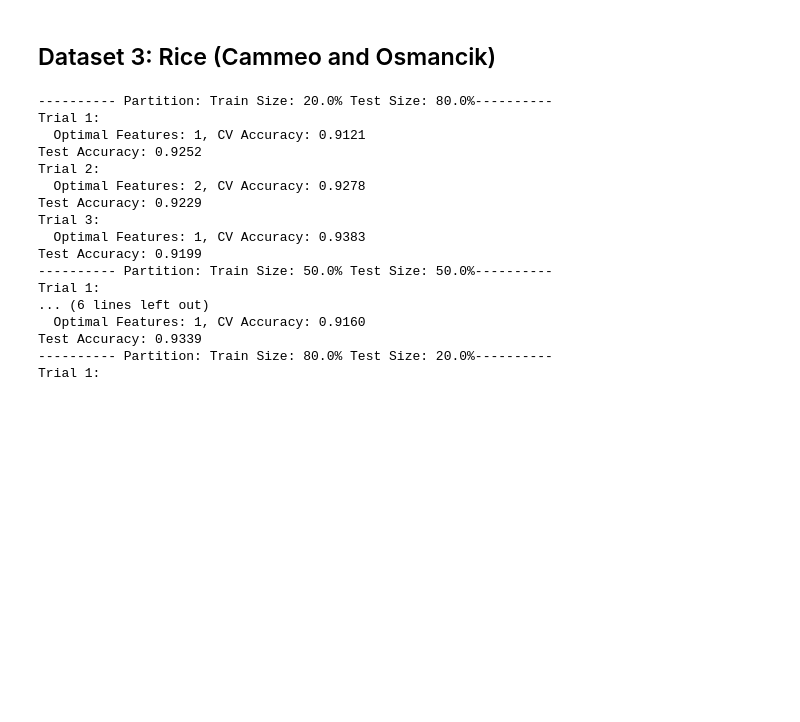
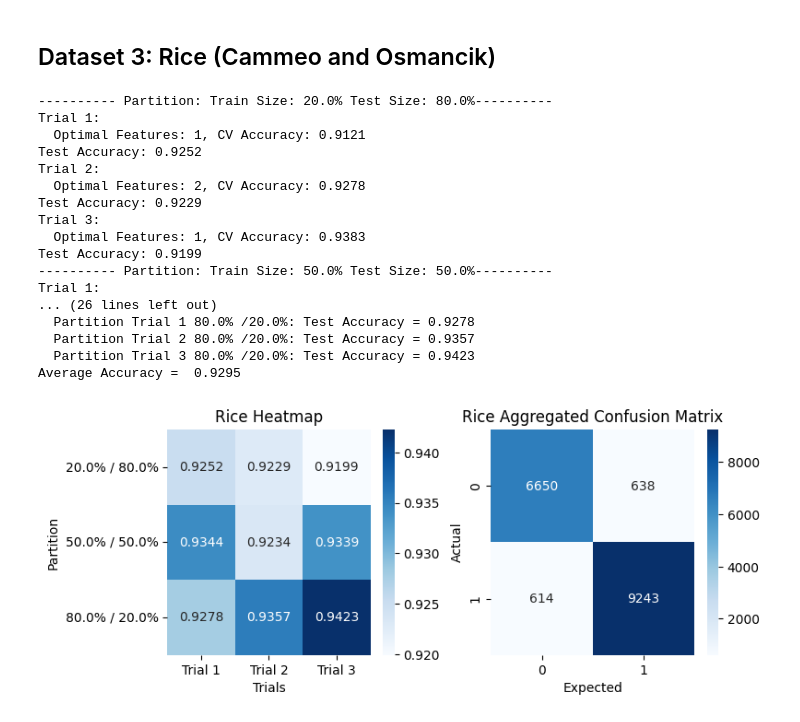
Before and after one commit to oodball/ML-implementation, a Jupyter notebook: newrf.ipynb, the cells around one changed output. Saved outputs shown, nothing was run; the diff lists cells and outputs as text; code cells hidden in the pictures; blank space fills up the shorter version.

```diff
--- a/newrf.ipynb
+++ b/newrf.ipynb
@@ -218,6 +262,7 @@ y = rice_cammeo_and_osmancik.data.targets
 y = y.iloc[:, -1]
 results = {}
 acc_matrix =[]
+train_results = []
 agg_conf_matrix = np.zeros((2,2))
 state = 42
 for train_size, test_size in splits:
@@ -225,17 +270,15 @@ for train_size, test_size in splits:
     print(f"---------- Partition: Train Size: {train_size*100}% Test Size: {test_size*100}%----------")
     for i in range(3):
         print(f"Trial {i + 1}:")
-        test_accuracy, conf_matrix = eval_split(X, y, train_size, test_size, rand_state=state)
+        test_accuracy, conf_matrix, train_accuracy = eval_split(X, y, train_size, test_size, rand_state=state)
         agg_conf_matrix += conf_matrix
         trial_acc.append(test_accuracy)
         results[f"Trial {i + 1} {train_size*100}% /{test_size*100:}%"] = test_accuracy
+        train_results.append(train_accuracy)
         state += 1
     acc_matrix.append(trial_acc)
 
-df = pd.DataFrame(acc_matrix, columns=[f"Trial {i+1}" for i in range(3)],
-                        index=[f"{train_size*100}% / {test_size*100}%" for train_size, test_size in splits])
-
-
+################## Summary #####################
 print("\nSummary of Test Accuracies:")
 
 avg_acc = 0
@@ -246,38 +289,43 @@ avg_acc /= len(results)
 
 print(f"Average Accuracy =  {avg_acc:.4f}")
 
+
+################## heatmaps and confusion matrix #####################
+df = pd.DataFrame(acc_matrix, columns=[f"Trial {i+1}" for i in range(3)],
+                        index=[f"{train_size*100}% / {test_size*100}%" for train_size, test_size in splits])
 plt.figure(figsize=(8, 6))
 
 plt.subplot(2, 2, 1)
 sns.heatmap(df, annot=True, cmap='Blues', fmt = '.4f')
 plt.title("Rice Heatmap")
 plt.xlabel("Trials")
 plt.ylabel("Partition")
 
 plt.subplot(2, 2, 2)
 sns.heatmap(agg_conf_matrix, annot=True, cmap='Blues', fmt='.0f')
 plt.title("Rice Aggregated Confusion Matrix")
 plt.xlabel("Expected")
 plt.ylabel("Actual")
 
 plt.tight_layout()
 
 plt.show()
 # %% [output]
 ---------- Partition: Train Size: 20.0% Test Size: 80.0%----------
 Trial 1:
   Optimal Features: 1, CV Accuracy: 0.9121
 Test Accuracy: 0.9252
 Trial 2:
   Optimal Features: 2, CV Accuracy: 0.9278
 Test Accuracy: 0.9229
 Trial 3:
   Optimal Features: 1, CV Accuracy: 0.9383
 Test Accuracy: 0.9199
 ---------- Partition: Train Size: 50.0% Test Size: 50.0%----------
 Trial 1:
-... (6 lines left out)
-  Optimal Features: 1, CV Accuracy: 0.9160
-Test Accuracy: 0.9339
----------- Partition: Train Size: 80.0% Test Size: 20.0%----------
-Trial 1:
+... (26 lines left out)
+  Partition Trial 1 80.0% /20.0%: Test Accuracy = 0.9278
+  Partition Trial 2 80.0% /20.0%: Test Accuracy = 0.9357
+  Partition Trial 3 80.0% /20.0%: Test Accuracy = 0.9423
+Average Accuracy =  0.9295
+[figure, added]
```
Also changed, not shown: parts of 7 cells of this notebook, 5 other files.
